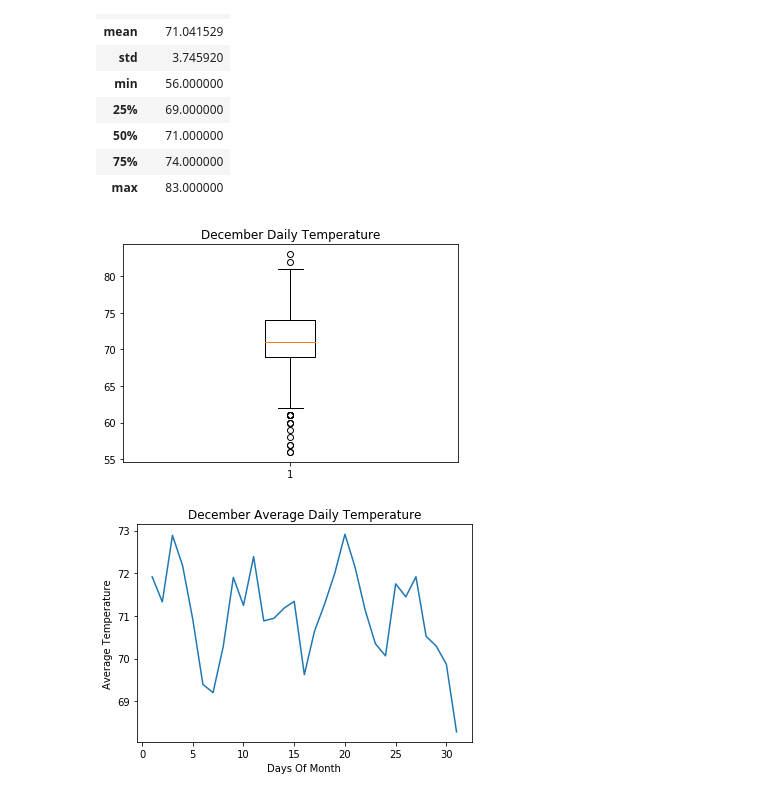
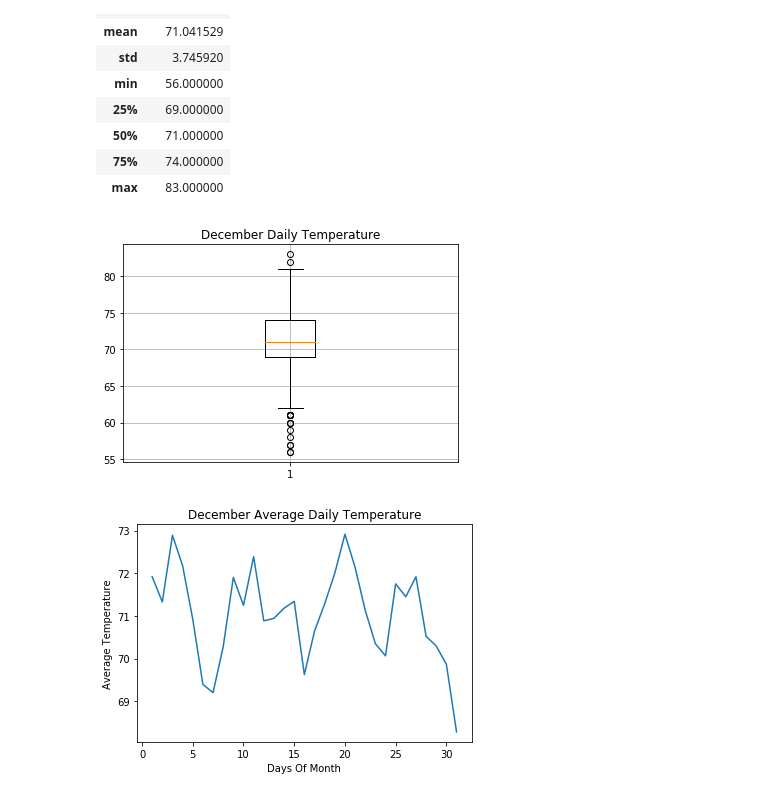
Before and after one commit to berndab/surfs_up, a Jupyter notebook: challenge.ipynb, the cells around one changed output. Drawn from its saved outputs; the diff is of its cells as text; code cells hidden in the pictures.

```diff
--- a/challenge.ipynb
+++ b/challenge.ipynb
@@ -103,11 +104,12 @@ december_all_years_tobs_df.describe()
 # %%
 # Generate boxplot for December weather data all years
 fig1, ax = plt.subplots()
 ax.set_title('December Daily Temperature')
 ax.boxplot(december_all_years_tobs_df["tobs"])
+ax.grid()
 plt.savefig("december_daily_temp_all_years_boxplot.png")
 # %% [output]
-[figure, old version]
+[figure, new version]
 # %%
 december_all_years_tobs_df["day_of_month"] = pd.to_datetime(december_all_years_tobs_df["date"]).dt.day
 # %%
```
Also changed, not shown: parts of 3 cells of this notebook, 2 other files.
